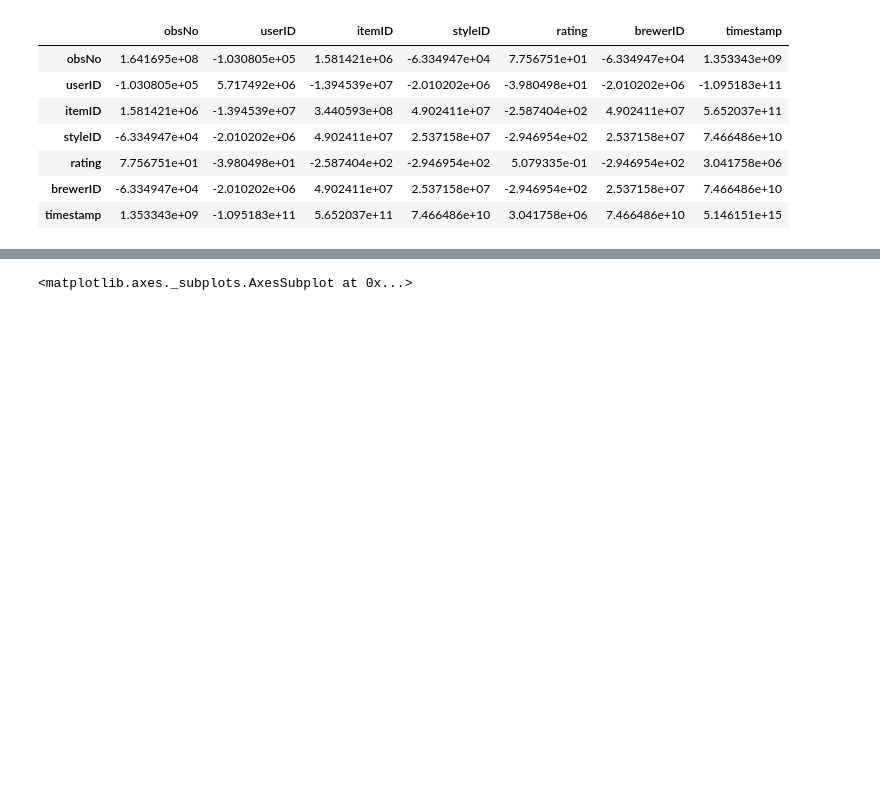
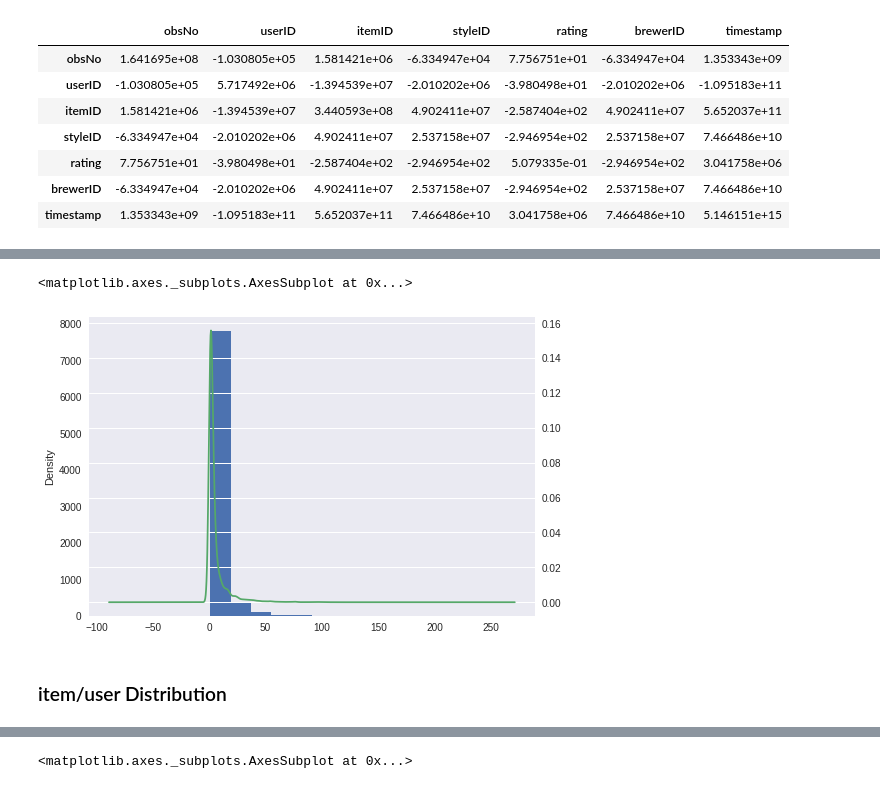
Before and after one commit to paulanavarretec/RecSys-Tarea1, a Jupyter notebook: Recsys_Tarea1.ipynb, the cells around one changed output, grey strips where cells are left out. Drawn from its saved outputs; the diff is of its cells as text; code cells hidden in the pictures; blank space fills up the shorter version.

```diff
--- a/Recsys_Tarea1.ipynb
+++ b/Recsys_Tarea1.ipynb
@@ -146,0 +258,10 @@ dtype: float64
+# %%
+# ser.plot.kde()
+ax = ser.plot(kind='hist')
+ser.plot(kind='kde', ax=ax, secondary_y=True)
+# ser
+# %% [output]
+<matplotlib.axes._subplots.AxesSubplot at 0x...>
+[figure, added]
+# %% [markdown]
+### item/user Distribution
```
Also changed, not shown: parts of 36 cells of this notebook.
